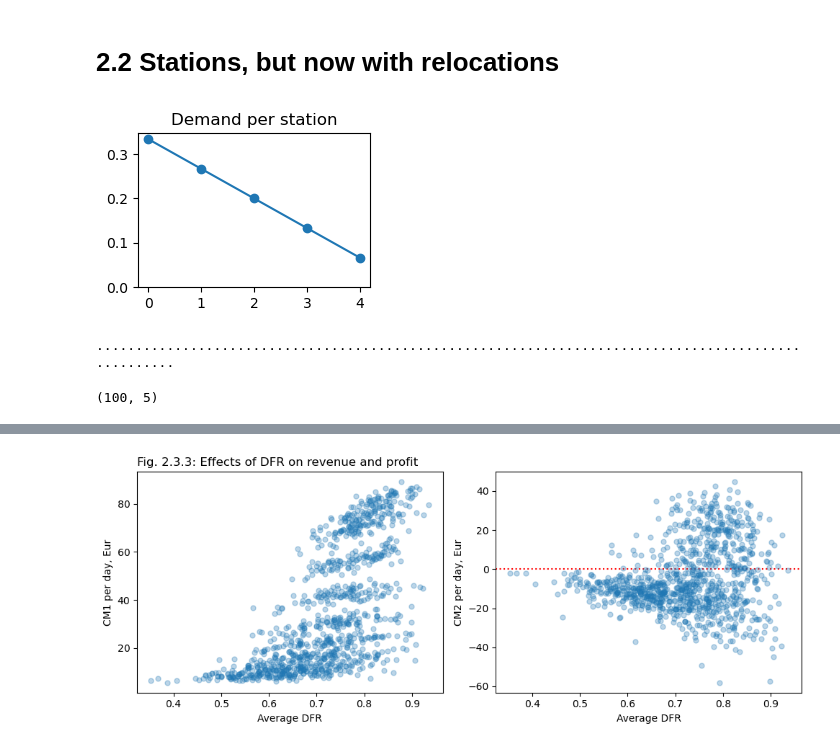
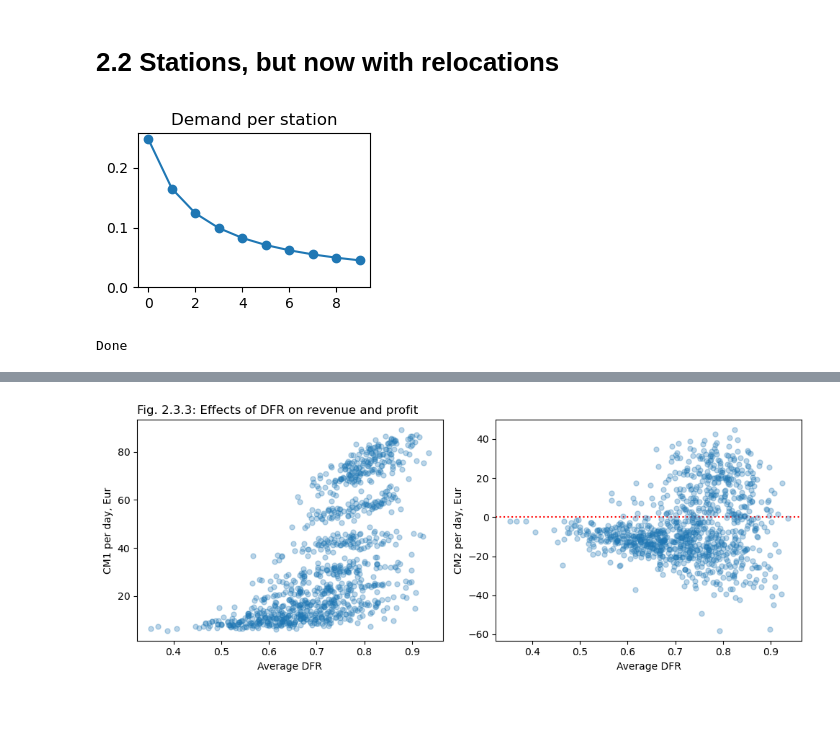
Before and after one commit to khakhalin/carsharing101, a Jupyter notebook: scripts/02relos_02stations.ipynb, the cells around one changed output, grey strips where cells are left out. Cells and saved outputs as stored; diff of their text form; code cells hidden in the pictures; blank space fills up the shorter version.

```diff
--- a/scripts/02relos_02stations.ipynb
+++ b/scripts/02relos_02stations.ipynb
@@ -9,37 +9,38 @@ from types import SimpleNamespace
 def get_config(scenario):
     """Return a config of values as a SimpleNamespace."""
     d = {}
     if scenario == 'stations':
         d['n_stations'] = 5
         d['n_cars'] = 20
         demand = np.arange(d['n_stations'], 0, -1)
     elif scenario == 'suburbs':
         d['n_stations'] = 10
-        d['n_cars'] = 20
-        demand = np.array([1/(1+(i/d['n_stations']*3)**2) for i in range(d['n_stations'])])
+        d['n_cars'] = 10
+        # demand = np.array([1/(1+(i/4)**2) for i in range(d['n_stations'])])
+        demand = np.array([1/(1+i*0.5) for i in range(d['n_stations'])])
     else:
         raise ValueError("Unknown scenario!")
     d['relo_period'] = 50
     demand = demand / demand.sum()
     d['demand'] = demand
 
     # To interpret our data financially, let's roughly renormalize them to typical daily values for real cities
     d['cm1_factor'] = 20*5/max(demand) # Assume 20 trips/day from the hottest zone, and 5 €/trip CM1
     d['cm2_factor'] = 20
 
     d['n_steps_preparation'] = 30000 # For how many steps stats are NOT collected
     d['n_steps_per_experiment'] = 2000
     d['n_experiments'] = 100
     return SimpleNamespace(**d)
 
-cfg = get_config('stations')
+cfg = get_config('suburbs')
 
 plt.figure(figsize=(3, 2)) # Visualize demand, to be sure
 plt.plot(cfg.demand, 'o-')
 plt.ylim(0, None)
 plt.title("Demand per station");
 # %% [output]
-[figure, old version]
+[figure, new version]
 # %%
 # Main loop
 
@@ -114,9 +115,6 @@ def run_model(cfg):
 
 # Run experiment 1 : Stations
 
-cfg = get_config('stations')
-out = run_model(cfg)
-out.average_cars.shape
+print("Done")
 # %% [output]
-....................................................................................................
+Done
-(100, 5)
```
Also changed, not shown: parts of 6 cells of this notebook, 9 other files.
